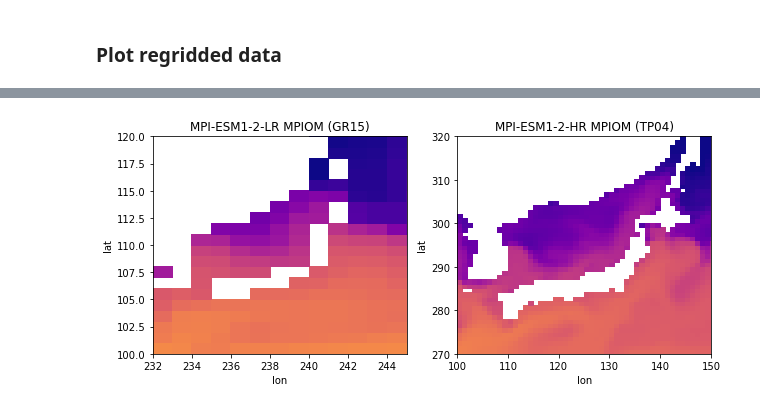
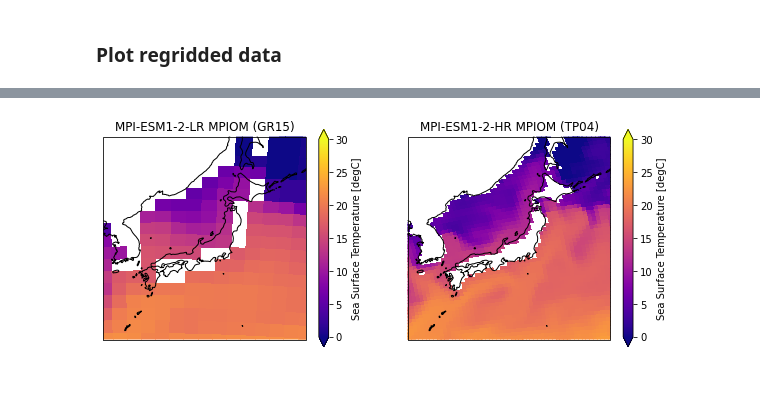
Before and after one commit to roocs/regrid-prototype, a Jupyter notebook: docs/notebooks/xESMF_test_Adaptive_Masking-MPIOM.ipynb, the cells around one changed output, grey strips where cells are left out. Drawn from its saved outputs; the diff is of its cells as text; code cells hidden in the pictures; blank space fills up the shorter version.

```diff
--- a/docs/notebooks/xESMF_test_Adaptive_Masking-MPIOM.ipynb
+++ b/docs/notebooks/xESMF_test_Adaptive_Masking-MPIOM.ipynb
@@ -365,8 +152,8 @@ axes[1].set_title('MPI-ESM1-2-HR MPIOM (TP04)');
 # %%
 # Read the target grid (1deg, including land-sea-mask, provided by
 #   https://github.com/SantanderMetGroup/ATLAS/blob/master/reference-grids/
-ds_out=xr.open_dataset("target_grids/land_sea_mask_1degree.nc4")
-ds_out
+ds_out=xr.open_dataset("../../target_grids/land_sea_mask_1degree.nc4")
+#ds_out
 
 # Alternatively specify a global grid
 # ds_out = xe.util.grid_global(5, 5) # global 5 degree grid
@@ -518,12 +291,19 @@ def add_matrix_NaNs(regridder):
     regridder.weights = scipy.sparse.coo_matrix(M)
     return regridder
 
-def adaptive_masking(ds_in, regridder):
+def adaptive_masking(ds_in, regridder, min_norm_contribution=1):
     """Performs regridding incl. renormalization for conservative weights"""
     validi = ds_in.notnull().astype('d')
     valido = regridder(validi)
     tempi0 = ds_in.fillna(0)
     tempo0 = regridder(tempi0)
+    # min_norm_contribution factor could prevent values for cells that should be masked.
+    # It prevents the renormalization for cells that get less than min_norm_contribution
+    #  from source cells. If the factor==0.66 it means that at most one third of the source cells' area
+    #  contributing to the target cell is masked. This factor has however to be tweaked manually for each
+    #  pair of source and destination grid.
+    if min_norm_contribution<1:
+        valido = xr.where(valido < min_norm_contribution, np.nan, valido)
     ds_out = xr.where(valido != 0, tempo0 / valido, np.nan)
     return ds_out
 # %%
@@ -608,6 +388,10 @@ ds_out["tos_HR_conservative_normed"]=regridderHR["conservative_normed"](ds_HR.to
 # 3 conservative with adaptive masking
 ds_out["tos_LR_conservative_adaptive-masking"]=adaptive_masking(ds_LR.tos, regridderLR["conservative_NaN"])
 ds_out["tos_HR_conservative_adaptive-masking"]=adaptive_masking(ds_HR.tos, regridderHR["conservative_NaN"])
+
+# 3.1 conservative with adaptive masking & contribution threshold
+ds_out["tos_LR_conservative_adaptive-masking_threshold"]=adaptive_masking(ds_LR.tos, regridderLR["conservative_NaN"], 0.8)
+ds_out["tos_HR_conservative_adaptive-masking_threshold"]=adaptive_masking(ds_HR.tos, regridderHR["conservative_NaN"], 0.8)
 # %% [markdown]
 ### Plot regridded data
 # %%
@@ -667,72 +450,64 @@ axes[2,1].coastlines();
 [figure]
 # %%
 # Create 1st panel plot (data on original grid) for Japan
-fig, axes = plt.subplots(ncols=2, nrows=1, figsize=(10, 4))
-
-axes[0].pcolormesh(ds_LR.tos.isel(time=0).values[::-1,:], cmap="plasma")
-axes[1].pcolormesh(ds_HR.tos.isel(time=0).values[::-1,:], cmap="plasma")
-axes[0].set_xlabel('lon');
-axes[0].set_ylabel('lat');
+fig, axes = plt.subplots(ncols=2, nrows=1, figsize=(10,4), subplot_kw={'projection': ccrs.PlateCarree()})
+ds_LR.tos.isel(time=0).plot.pcolormesh(ax=axes[0], x='longitude', y='latitude',
+                                       shading='flat', cmap='plasma', vmin=0, vmax=30);
+ds_HR.tos.isel(time=0).plot.pcolormesh(ax=axes[1], x='longitude', y='latitude',
+                                       shading='flat', cmap='plasma', vmin=0, vmax=30);
 axes[0].set_title('MPI-ESM1-2-LR MPIOM (GR15)');
-axes[1].set_xlabel('lon');
-axes[1].set_ylabel('lat');
 axes[1].set_title('MPI-ESM1-2-HR MPIOM (TP04)');
-
-# limits
-axes[0].set_ylim([100,120]);
-axes[0].set_xlim([232,245]);
-axes[1].set_ylim([270,320]);
-axes[1].set_xlim([100,150]);
-
+for axis in axes.flatten():
+    axis.coastlines();
+    axis.set_xlabel('lon');
+    axis.set_ylabel('lat');
+    axis.set_xlim([125, 150]);
+    axis.set_ylim([25, 50]);
 
 # Create panel plot of regridded data for Japan
-fig, axes = plt.subplots(ncols=2, nrows=3,
+fig, axes = plt.subplots(ncols=2, nrows=4,
                          #figsize=(18, 15), # global
-                         figsize=(10, 12), # Japan
+                         figsize=(10, 16), # Japan
                          subplot_kw={'projection': ccrs.PlateCarree()})
 
 # Regridded data (from LR)
 ds_out["tos_LR_conservative"].isel(time=0).plot.pcolormesh(ax=axes[0,0], vmin=0, vmax=30, cmap="plasma")
 axes[0,0].title.set_text("\n".join(textwrap.wrap("tos_LR_conservative", 40)));
 
 # Regridded data (from HR)
 ds_out["tos_HR_conservative"].isel(time=0).plot.pcolormesh(ax=axes[0,1], vmin=0, vmax=30, cmap="plasma")
 axes[0,1].title.set_text("\n".join(textwrap.wrap("tos_HR_conservative", 40)));
 
 # Regridded data (from LR)
 ds_out["tos_LR_conservative_normed"].isel(time=0).plot.pcolormesh(ax=axes[1,0], vmin=0, vmax=30, cmap="plasma")
 axes[1,0].title.set_text("\n".join(textwrap.wrap("tos_LR_conservative_normed", 40)));
 
 # Regridded data (from HR)
 ds_out["tos_HR_conservative_normed"].isel(time=0).plot.pcolormesh(ax=axes[1,1], vmin=0, vmax=30, cmap="plasma")
 axes[1,1].title.set_text("\n".join(textwrap.wrap("tos_HR_conservative_normed", 40)));
 
 # Regridded data (from LR)
 ds_out["tos_LR_conservative_adaptive-masking"].isel(time=0).plot.pcolormesh(ax=axes[2,0], vmin=0, vmax=30, cmap="plasma")
 axes[2,0].title.set_text("\n".join(textwrap.wrap("tos_LR_conservative_adaptive-masking", 40)));
 
 # Regridded data (from HR)
 ds_out["tos_HR_conservative_adaptive-masking"].isel(time=0).plot.pcolormesh(ax=axes[2,1], vmin=0, vmax=30, cmap="plasma")
 axes[2,1].title.set_text("\n".join(textwrap.wrap("tos_HR_conservative_adaptive-masking", 40)));
 
+# Regridded data (from LR)
+ds_out["tos_LR_conservative_adaptive-masking_threshold"].isel(time=0).plot.pcolormesh(ax=axes[3,0], vmin=0, vmax=30, cmap="plasma")
+axes[3,0].title.set_text("\n".join(textwrap.wrap("tos_LR_conservative_adaptive-masking_threshold", 40)));
+
+# Regridded data (from HR)
+ds_out["tos_HR_conservative_adaptive-masking_threshold"].isel(time=0).plot.pcolormesh(ax=axes[3,1], vmin=0, vmax=30, cmap="plasma")
+axes[3,1].title.set_text("\n".join(textwrap.wrap("tos_HR_conservative_adaptive-masking_threshold", 40)));
+
 # Coast lines and limits
-axes[0,0].coastlines();
-axes[0,1].coastlines();
-axes[1,0].coastlines();
-axes[1,1].coastlines();
-axes[2,0].coastlines();
-axes[2,1].coastlines();
-axes[0,0].set_ylim([25, 50]);
-axes[0,0].set_xlim([125, 150]);
-axes[1,0].set_ylim([25, 50]);
-axes[1,0].set_xlim([125, 150]);
-axes[2,0].set_ylim([25, 50]);
-axes[2,0].set_xlim([125, 150]);
-axes[0,1].set_ylim([25, 50]);
-axes[0,1].set_xlim([125, 150]);
-axes[1,1].set_ylim([25, 50]);
-axes[1,1].set_xlim([125, 150]);
-axes[2,1].set_ylim([25, 50]);
-axes[2,1].set_xlim([125, 150]);
+for axis in axes.flatten():
+    axis.coastlines();
+    axis.set_xlabel('lon');
+    axis.set_ylabel('lat');
+    axis.set_xlim([125, 150]);
+    axis.set_ylim([25, 50]);
 # %% [output]
-[figure, old version]
+[figure, new version]
```
Also changed, not shown: parts of 31 cells of this notebook, 5 other files.
